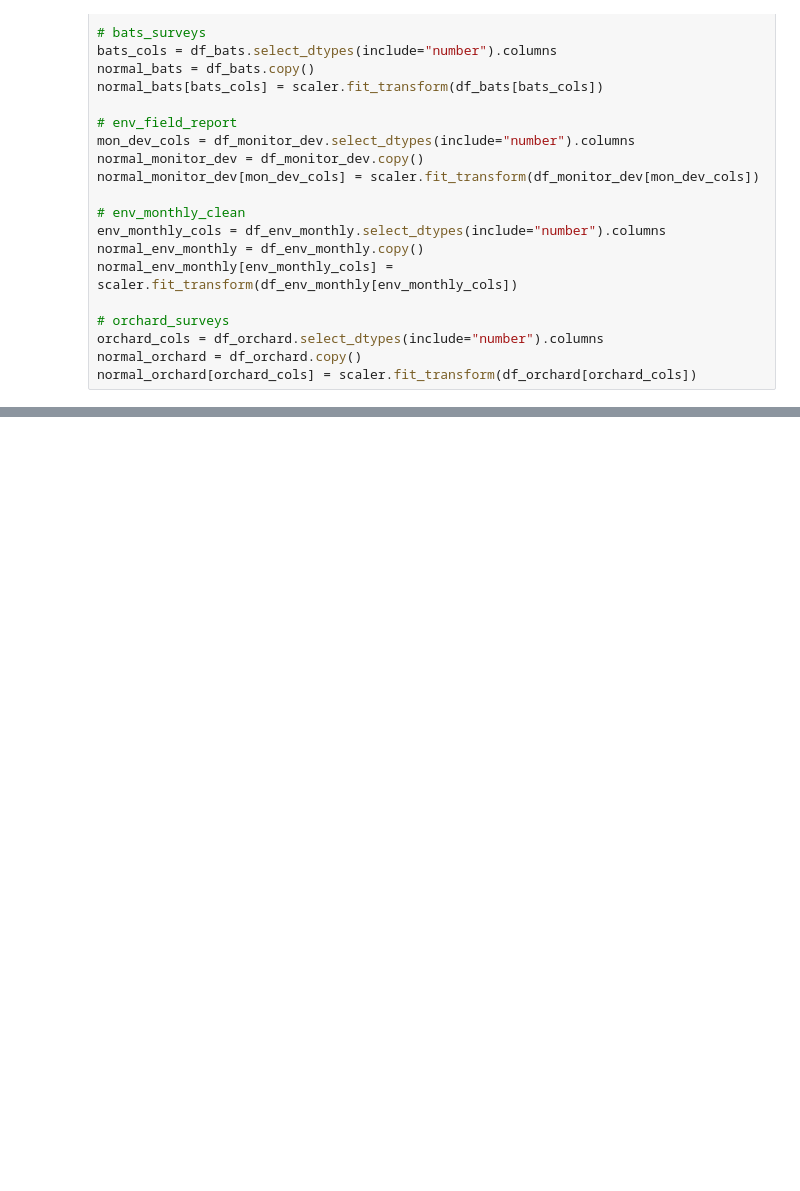
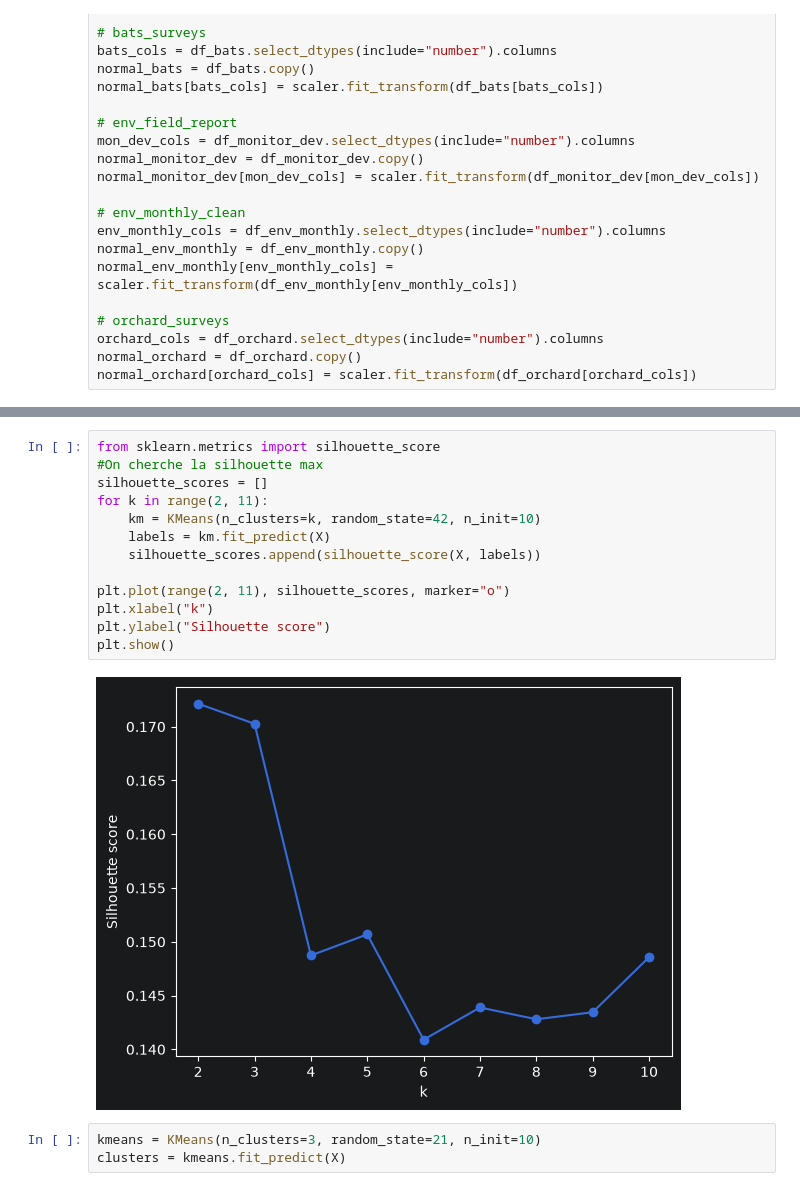
Before and after one commit to alichabaka173/20262027-UE-DataMining-Project, a Jupyter notebook: Ecology_notebook.ipynb, the cells around one changed output, grey strips where cells are left out. Cells and saved outputs as stored; diff of their text form; blank space fills up the shorter version.

```diff
--- a/Ecology_notebook.ipynb
+++ b/Ecology_notebook.ipynb
@@ -572,0 +629,18 @@ normal_orchard[orchard_cols] = scaler.fit_transform(df_orchard[orchard_cols])
+# %%
+from sklearn.metrics import silhouette_score
+#On cherche la silhouette max
+silhouette_scores = []
+for k in range(2, 11):
+    km = KMeans(n_clusters=k, random_state=42, n_init=10)
+    labels = km.fit_predict(X)
+    silhouette_scores.append(silhouette_score(X, labels))
+
+plt.plot(range(2, 11), silhouette_scores, marker="o")
+plt.xlabel("k")
+plt.ylabel("Silhouette score")
+plt.show()
+# %% [output]
+[figure, added]
+# %%
+kmeans = KMeans(n_clusters=3, random_state=21, n_init=10)
+clusters = kmeans.fit_predict(X)
```
Also changed, not shown: parts of 8 cells of this notebook, 1 other file.
